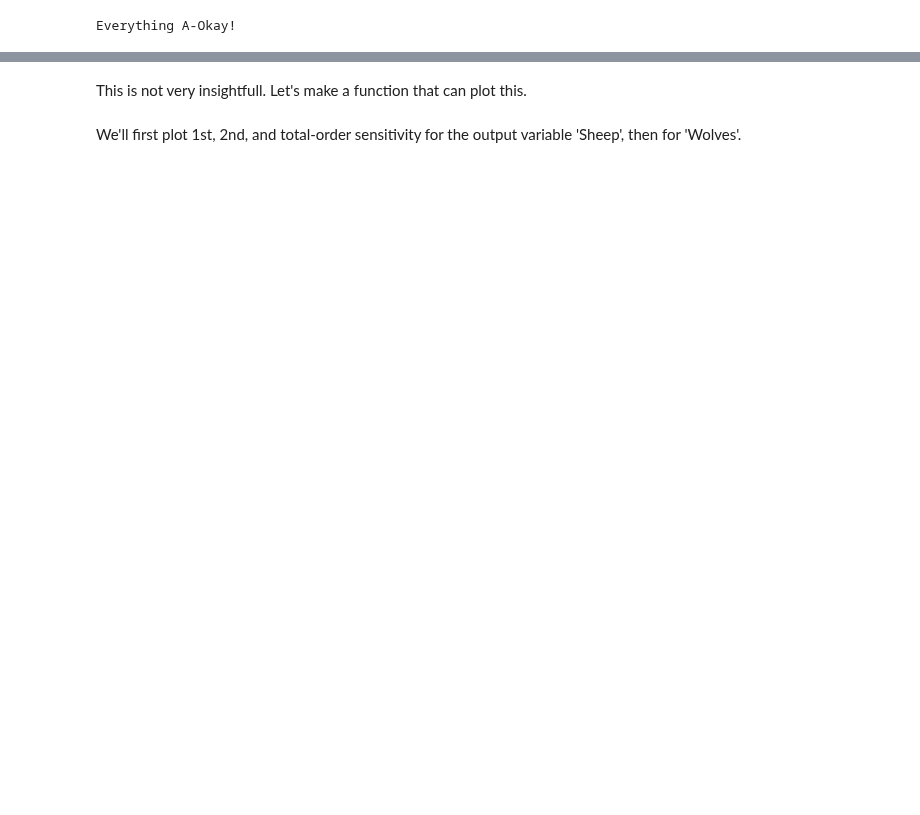
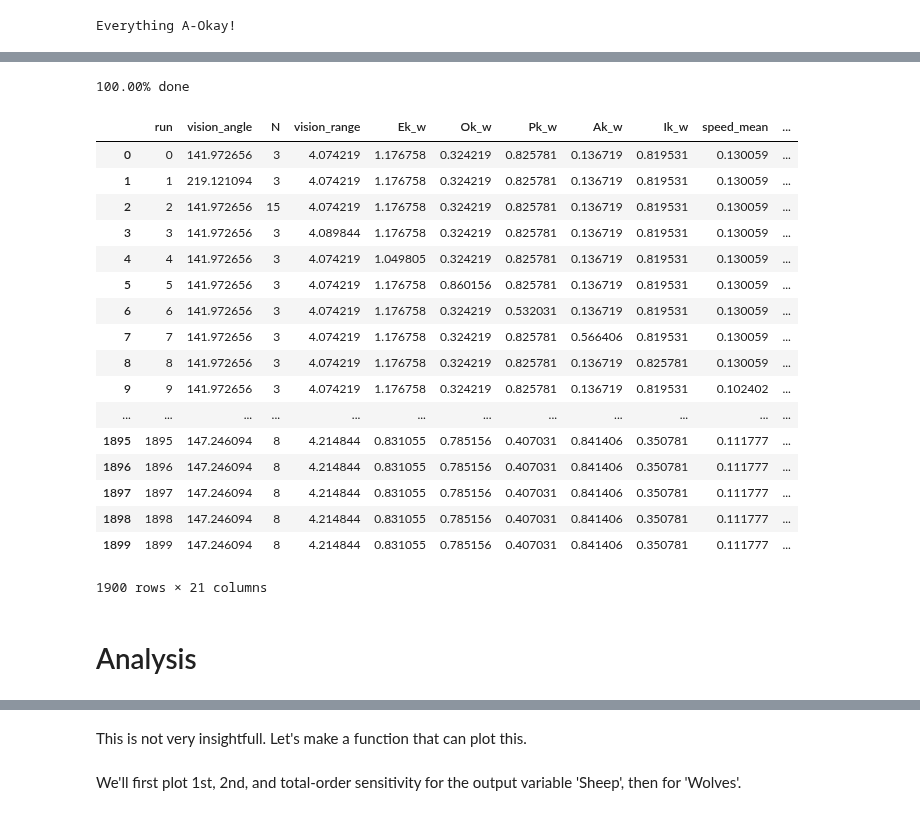
Before and after one commit to 11027649/ABM_project, a Jupyter notebook: SA_Yentl.ipynb, the cells around one changed output, grey strips where cells are left out. Saved outputs shown, nothing was run; the diff lists cells and outputs as text; code cells hidden in the pictures; blank space fills up the shorter version.

```diff
--- a/SA_Yentl.ipynb
+++ b/SA_Yentl.ipynb
@@ -250,0 +116,58 @@ data['Sheep'].as_matrix()[0]
+# %%
+
+count = 0
+# Replicating the experiments
+for i in range(replicates):
+    # Vals is one sample with values for each of the parameters
+    for vals in param_values:
+        # Change parameters that should be integers
+        vals = list(vals)
+        for i in ints:
+            vals[i] = int(vals[i])
+
+        # TODO: add parameter for SA count
+#         Run model with these parameters
+#         model = Traffic()
+#         model.set_parameters()
+#         model.run_model(steps, results)
+
+        # RETURN DATA
+        data = [random.uniform(10, 2), random.uniform(10, 2)]
+
+        # Add data to dataframe
+        # TODO: add data
+        values_row = [count] + vals + data
+        # Write values_row
+        with open(output_file_name, "a") as f:
+            writer = csv.writer(f)
+            writer.writerow(values_row)
+
+        count += 1
+        clear_output()
+        print(f'{count / (len(param_values) * (replicates)) * 100:.2f}% done')
+# %% [output]
+100.00% done
+# %%
+data = pd.read_csv("try_SA2019-01-31_18-26-38.csv")
+data
+# %% [output]
+|  | run | vision_angle | N | vision_range | Ek_w | Ok_w | Pk_w | Ak_w | Ik_w | speed_mean | ... |
+| 0 | 0 | 141.972656 | 3 | 4.074219 | 1.176758 | 0.324219 | 0.825781 | 0.136719 | 0.819531 | 0.130059 | ... |
+| 1 | 1 | 219.121094 | 3 | 4.074219 | 1.176758 | 0.324219 | 0.825781 | 0.136719 | 0.819531 | 0.130059 | ... |
+| 2 | 2 | 141.972656 | 15 | 4.074219 | 1.176758 | 0.324219 | 0.825781 | 0.136719 | 0.819531 | 0.130059 | ... |
+| 3 | 3 | 141.972656 | 3 | 4.089844 | 1.176758 | 0.324219 | 0.825781 | 0.136719 | 0.819531 | 0.130059 | ... |
+| 4 | 4 | 141.972656 | 3 | 4.074219 | 1.049805 | 0.324219 | 0.825781 | 0.136719 | 0.819531 | 0.130059 | ... |
+| 5 | 5 | 141.972656 | 3 | 4.074219 | 1.176758 | 0.860156 | 0.825781 | 0.136719 | 0.819531 | 0.130059 | ... |
+| 6 | 6 | 141.972656 | 3 | 4.074219 | 1.176758 | 0.324219 | 0.532031 | 0.136719 | 0.819531 | 0.130059 | ... |
+| 7 | 7 | 141.972656 | 3 | 4.074219 | 1.176758 | 0.324219 | 0.825781 | 0.566406 | 0.819531 | 0.130059 | ... |
+| 8 | 8 | 141.972656 | 3 | 4.074219 | 1.176758 | 0.324219 | 0.825781 | 0.136719 | 0.825781 | 0.130059 | ... |
+| 9 | 9 | 141.972656 | 3 | 4.074219 | 1.176758 | 0.324219 | 0.825781 | 0.136719 | 0.819531 | 0.102402 | ... |
+| ... | ... | ... | ... | ... | ... | ... | ... | ... | ... | ... | ... |
+| 1895 | 1895 | 147.246094 | 8 | 4.214844 | 0.831055 | 0.785156 | 0.407031 | 0.841406 | 0.350781 | 0.111777 | ... |
+| 1896 | 1896 | 147.246094 | 8 | 4.214844 | 0.831055 | 0.785156 | 0.407031 | 0.841406 | 0.350781 | 0.111777 | ... |
+| 1897 | 1897 | 147.246094 | 8 | 4.214844 | 0.831055 | 0.785156 | 0.407031 | 0.841406 | 0.350781 | 0.111777 | ... |
+| 1898 | 1898 | 147.246094 | 8 | 4.214844 | 0.831055 | 0.785156 | 0.407031 | 0.841406 | 0.350781 | 0.111777 | ... |
+| 1899 | 1899 | 147.246094 | 8 | 4.214844 | 0.831055 | 0.785156 | 0.407031 | 0.841406 | 0.350781 | 0.111777 | ... |
+1900 rows × 21 columns
+# %% [markdown]
+# Analysis
```
Also changed, not shown: parts of 27 cells of this notebook, 4 other files.
